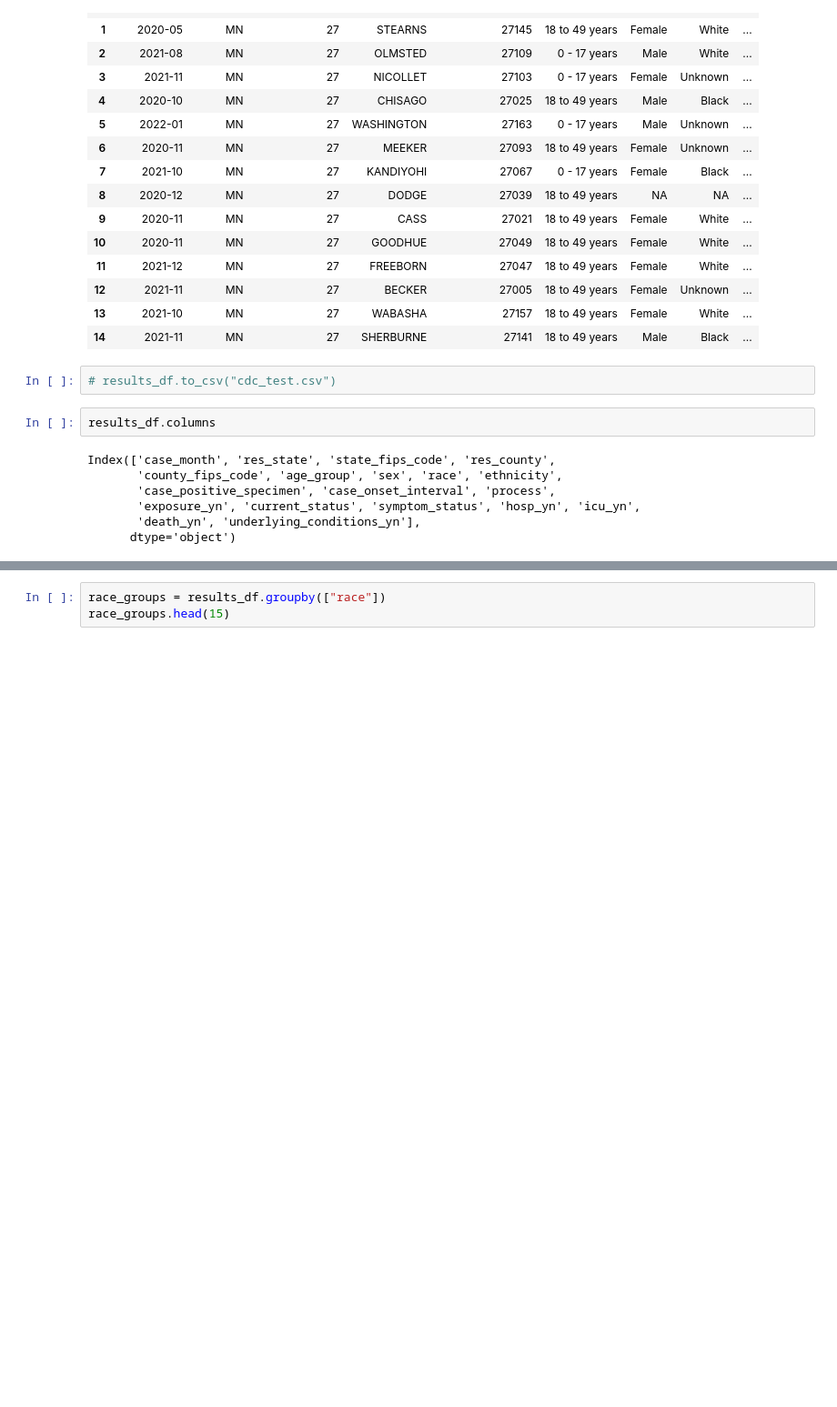
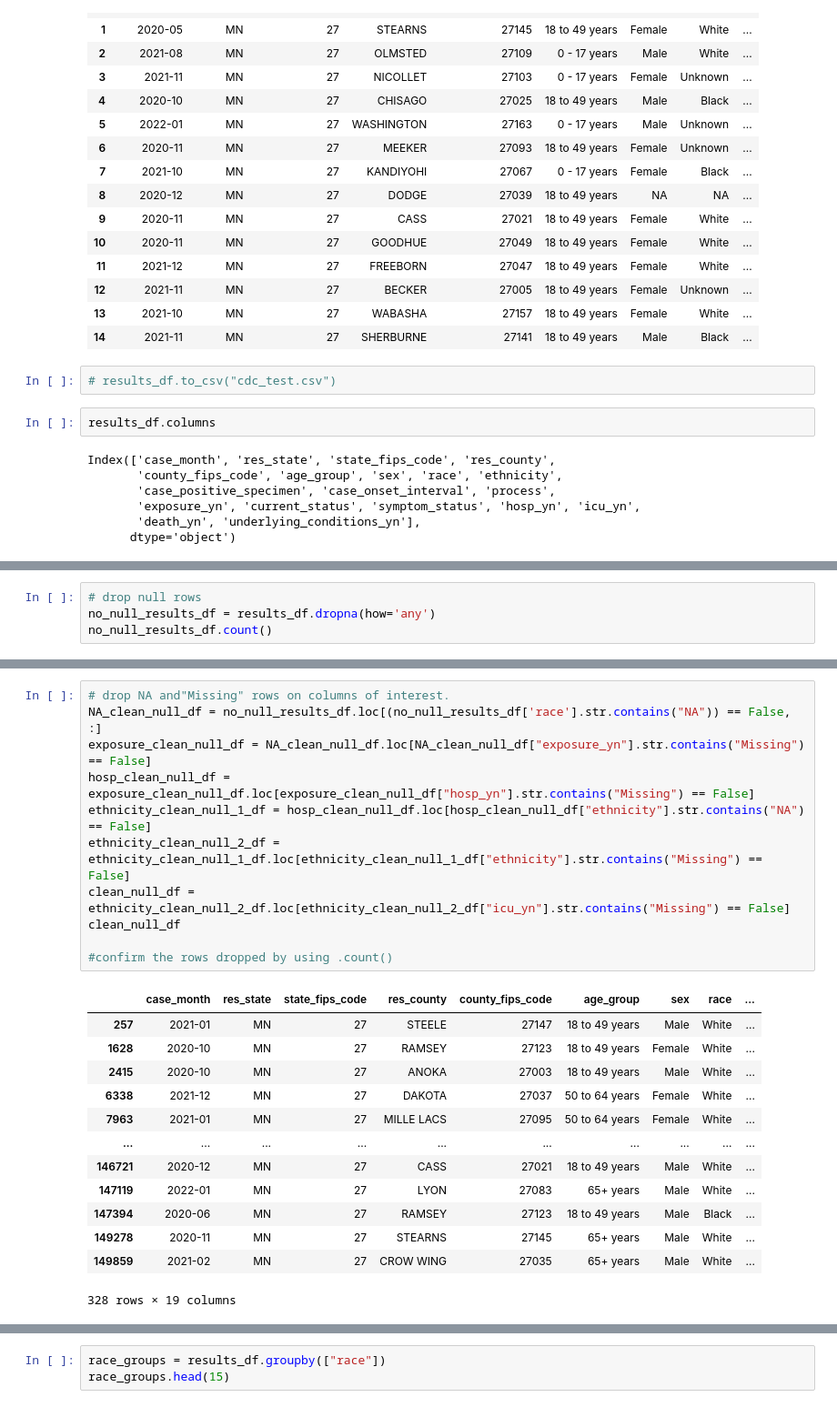
Before and after one commit to tlenzmeier58/team_practice_repo, a Jupyter notebook: Untitled.ipynb, the cells around one changed output, grey strips where cells are left out. Shown: that part at 91% size. Cells and saved outputs as stored; diff of their text form; blank space fills up the shorter version.

Commit message:
Updated Jupyter notebook with clean DataFrame

```diff
--- a/Untitled.ipynb
+++ b/Untitled.ipynb
@@ -48,0 +73,4 @@ Index(['case_month', 'res_state', 'state_fips_code', 'res_county',
+# %%
+# drop null rows
+no_null_results_df = results_df.dropna(how='any')
+no_null_results_df.count()
@@ -49 +98,26 @@ Index(['case_month', 'res_state', 'state_fips_code', 'res_county',
+# %%
+# drop NA and"Missing" rows on columns of interest.
+NA_clean_null_df = no_null_results_df.loc[(no_null_results_df['race'].str.contains("NA")) == False, :]
+exposure_clean_null_df = NA_clean_null_df.loc[NA_clean_null_df["exposure_yn"].str.contains("Missing") == False]
+hosp_clean_null_df = exposure_clean_null_df.loc[exposure_clean_null_df["hosp_yn"].str.contains("Missing") == False]
+ethnicity_clean_null_1_df = hosp_clean_null_df.loc[hosp_clean_null_df["ethnicity"].str.contains("NA") == False]
+ethnicity_clean_null_2_df = ethnicity_clean_null_1_df.loc[ethnicity_clean_null_1_df["ethnicity"].str.contains("Missing") == False]
+clean_null_df = ethnicity_clean_null_2_df.loc[ethnicity_clean_null_2_df["icu_yn"].str.contains("Missing") == False]
+clean_null_df
+
+#confirm the rows dropped by using .count()
+# %% [output]
+|  | case_month | res_state | state_fips_code | res_county | county_fips_code | age_group | sex | race | ... |
+| 257 | 2021-01 | MN | 27 | STEELE | 27147 | 18 to 49 years | Male | White | ... |
+| 1628 | 2020-10 | MN | 27 | RAMSEY | 27123 | 18 to 49 years | Female | White | ... |
+| 2415 | 2020-10 | MN | 27 | ANOKA | 27003 | 18 to 49 years | Male | White | ... |
+| 6338 | 2021-12 | MN | 27 | DAKOTA | 27037 | 50 to 64 years | Female | White | ... |
+| 7963 | 2021-01 | MN | 27 | MILLE LACS | 27095 | 50 to 64 years | Female | White | ... |
+| ... | ... | ... | ... | ... | ... | ... | ... | ... | ... |
+| 146721 | 2020-12 | MN | 27 | CASS | 27021 | 18 to 49 years | Male | White | ... |
+| 147119 | 2022-01 | MN | 27 | LYON | 27083 | 65+ years | Male | White | ... |
+| 147394 | 2020-06 | MN | 27 | RAMSEY | 27123 | 18 to 49 years | Male | Black | ... |
+| 149278 | 2020-11 | MN | 27 | STEARNS | 27145 | 65+ years | Male | White | ... |
+| 149859 | 2021-02 | MN | 27 | CROW WING | 27035 | 65+ years | Male | White | ... |
+328 rows × 19 columns
 # %%
```
Also changed, not shown: parts of 12 cells of this notebook.
